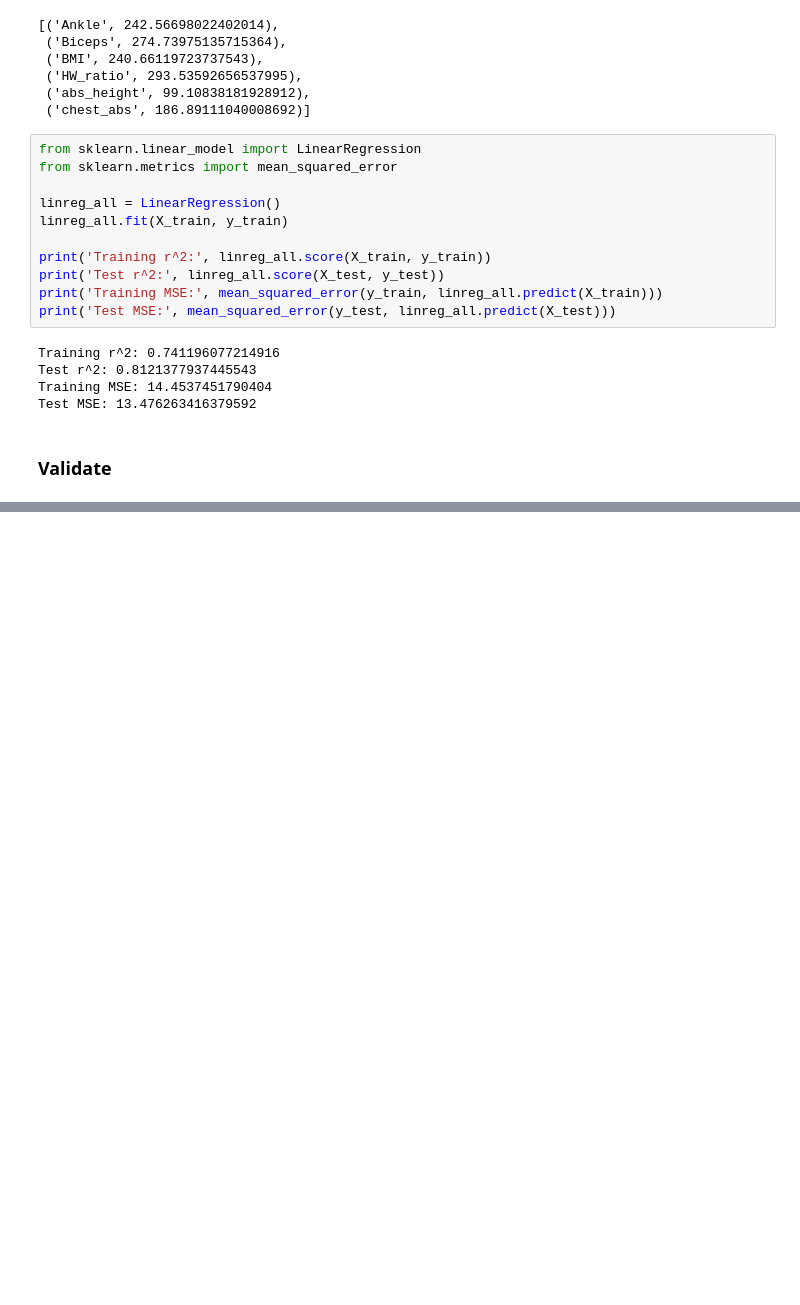
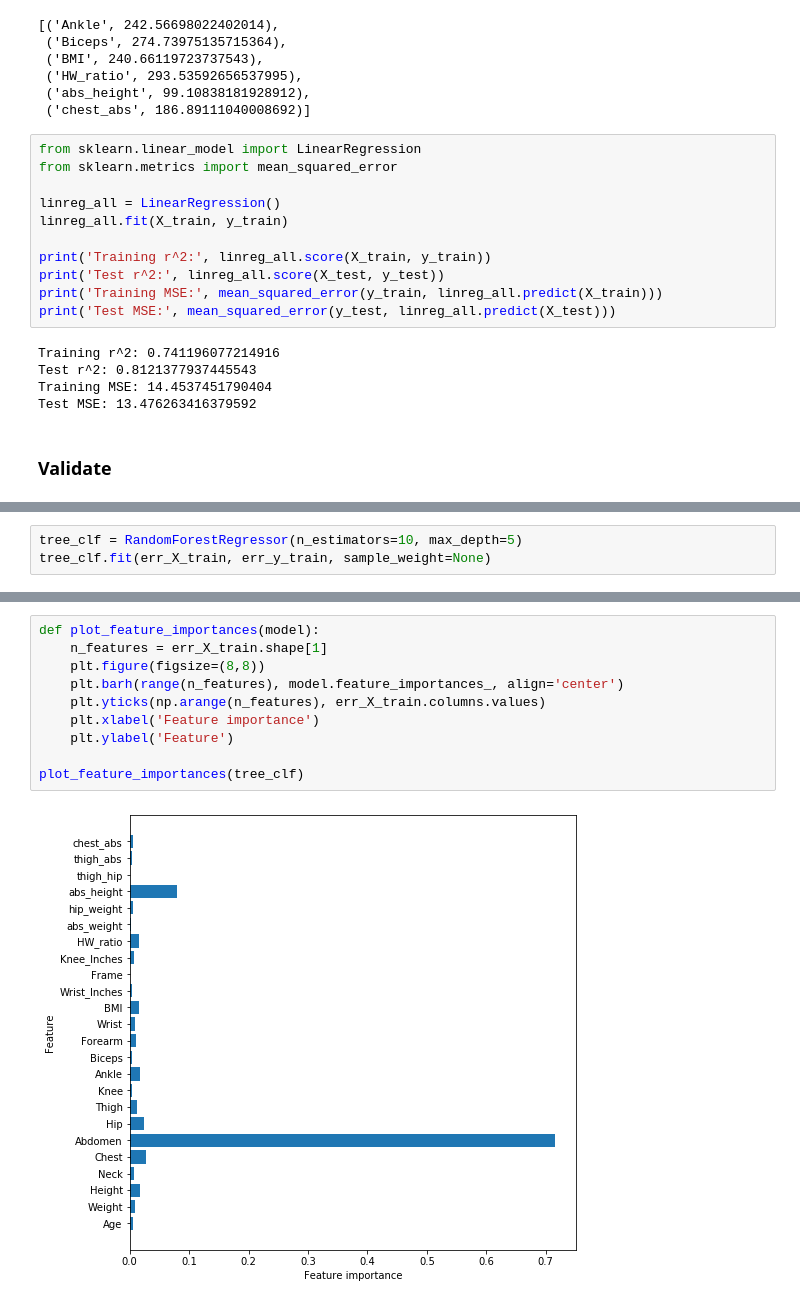
Before and after one commit to Thegreatesthumphrey/Prediction-Model-for-Total-Body-Fat-in-Adult-Men, a Jupyter notebook: Data Set Analysis.ipynb, the cells around one changed output, grey strips where cells are left out. Drawn from its saved outputs; the diff is of its cells as text; blank space fills up the shorter version.

```diff
--- a/Data Set Analysis.ipynb
+++ b/Data Set Analysis.ipynb
@@ -674,0 +684,3 @@ Test MSE: 13.476263416379592
+# %%
+tree_clf = RandomForestRegressor(n_estimators=10, max_depth=5)
+tree_clf.fit(err_X_train, err_y_train, sample_weight=None)
@@ -674,0 +698,12 @@ Test MSE: 13.476263416379592
+# %%
+def plot_feature_importances(model):
+    n_features = err_X_train.shape[1]
+    plt.figure(figsize=(8,8))
+    plt.barh(range(n_features), model.feature_importances_, align='center')
+    plt.yticks(np.arange(n_features), err_X_train.columns.values)
+    plt.xlabel('Feature importance')
+    plt.ylabel('Feature')
+
+plot_feature_importances(tree_clf)
+# %% [output]
+[figure, added]
```
Also changed, not shown: parts of 8 cells of this notebook.
